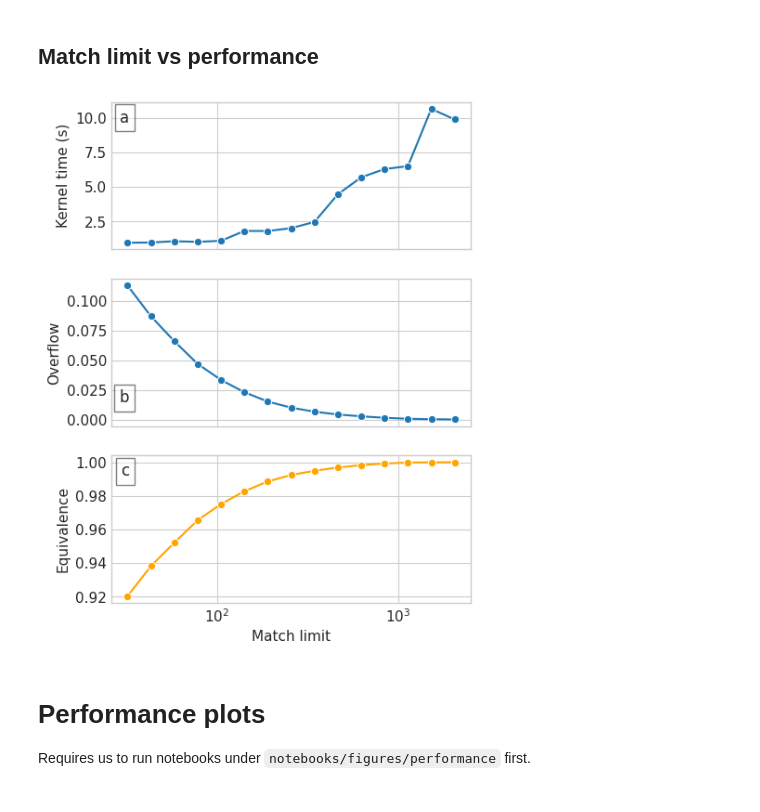
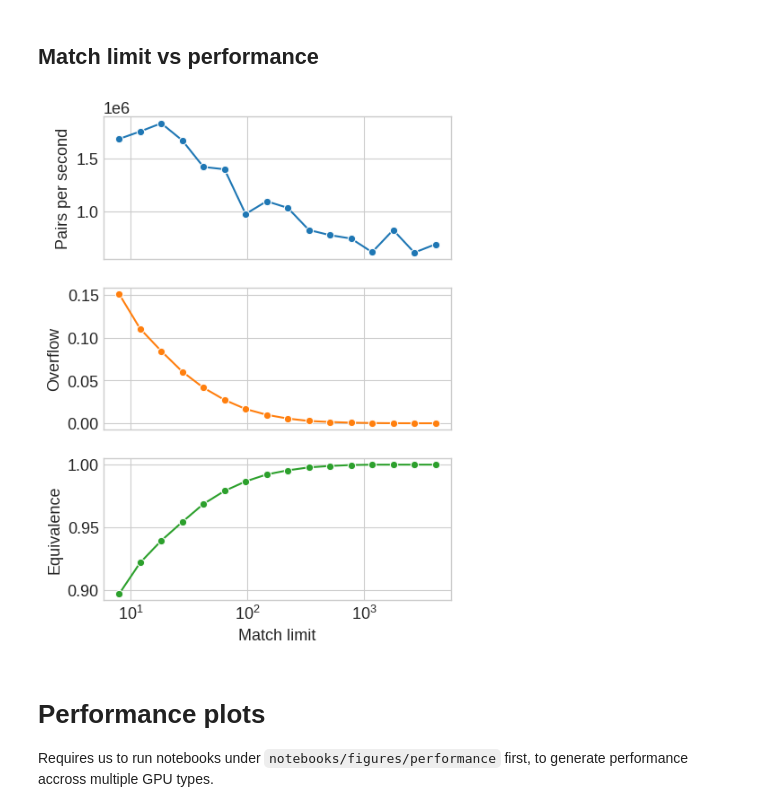
Before and after one commit to PangeAI/SimMS, a Jupyter notebook: notebooks/figures/make_figures.ipynb, the cells around one changed output. Drawn from its saved outputs; the diff is of its cells as text; code cells hidden in the pictures.

```diff
--- a/notebooks/figures/make_figures.ipynb
+++ b/notebooks/figures/make_figures.ipynb
@@ -75,0 +71,3 @@ spectra[:5]
+# %%
+spectra = list(load_from_mgf(str(download(SPECTRA_FILE))))
+spectra[:5]
@@ -506,14 +347,29 @@ data = Parallel(4)(jobs)
+# %%
+jobs = []
+for variable in match_limits:
+    def loop(match_limit):
+        match_limit = int(match_limit)
+        kernel = CudaCosineGreedy(
+            match_limit=match_limit,
+            batch_size=batch_size
+        )
+        kernel.matrix(references[:4], queries[:4])
+        with Timer() as t:
+            scores_cu = kernel.matrix(references, queries)
+        return scores, scores_cu, t.duration
+    jobs.append(delayed(loop)(variable))
+match_limit_data = Parallel(1)(jobs)
 # %%
 def plot_ml_and_perf(
-    axis=None,
+    axis:List[plt.Axes]=None,
     match_limits=match_limits,
-    data=data
+    data=None
 ):
     ov_means = []
     match_means = []
     iseq_means = []
-    kernel_times = []
-    for match_limit, (scores, scores_cu, kernel_time) in zip(match_limits, data):
+    pairs_per_second = []
+    for (scores, scores_cu, duration) in data:
         a = scores['score'].ravel()
         am = scores['matches'].ravel()
         ov = scores_cu['overflow'].ravel() == 1
@@ -524,58 +380,57 @@ def plot_ml_and_perf(
         ov_means.append(ov.mean())
         iseq_means.append(iseq.mean())
         match_means.append(bm.mean())
-        kernel_times.append(kernel_time)
+        pairs = len(references) * len(queries)
+        pairs_per_second.append(pairs/duration)
 
+
+    prop_cycle = plt.rcParams['axes.prop_cycle']
+    colors = iter(list(prop_cycle.by_key()['color']))
 
     ax = axis[0]
     sns.lineplot(x=match_limits,
-                 y=kernel_times,
+                 y=pairs_per_second,
+                 color=next(colors),
                  marker='o',
                  ax=ax)
-    ax.text(.05, 0.95, 'a', transform=ax.transAxes, fontsize=12,
-             verticalalignment='top', horizontalalignment='right',
-             bbox=dict(facecolor='white', alpha=0.5))
-    ax.set_ylabel("Kernel time (s)")
+    ax.set_ylabel("Pairs per second")
 
     ax = axis[1]
     sns.lineplot(x=match_limits,
                  y=ov_means,
+                 color=next(colors),
                  marker='o',
                  ax=ax)
-
-    ax.text(.05, 0.25, 'b', transform=ax.transAxes, fontsize=12,
-             verticalalignment='top', horizontalalignment='right',
-             bbox=dict(facecolor='white', alpha=0.5))
     ax.set_ylabel("Overflow")
 
     ax = axis[2]
     sns.lineplot(x=match_limits,
                  y=iseq_means,
                  marker='o',
-                 color='orange',
+                 color=next(colors),
                  ax=ax)
     # thresh_idx = np.searchsorted(iseq_means, .999)
-    ax.set_ylabel(r"Equivalence")
-
+    ax.set_ylabel("Equivalence")
     ax.set_xscale('log')
     ax.set_xlabel("Match limit")
-    ax.text(.05, 0.95, 'c', transform=ax.transAxes, fontsize=12,
-             verticalalignment='top', horizontalalignment='right',
-             bbox=dict(facecolor='white', alpha=0.5))
+    # ax.text(.05, 0.95, 'c', transform=ax.transAxes, fontsize=12,
+    #          verticalalignment='top', horizontalalignment='right',
+    #          bbox=dict(facecolor='white', alpha=0.5))
 
 fig, axd = plt.subplot_mosaic(
     [['a'],['b'],['c']],
     figsize=(5, 7),
     sharex=True
 )
 
 plot_ml_and_perf(
     axis=[axd[k] for k in 'a b c'.split()],
+    data=match_limit_data,
 )
 # %% [output]
-[figure, old version]
+[figure, new version]
 # %% [markdown]
 # Performance plots
 
-Requires us to run notebooks under `notebooks/figures/performance` first.
+Requires us to run notebooks under `notebooks/figures/performance` first, to generate performance accross multiple GPU types.
 # %%
```
Also changed, not shown: parts of 26 cells of this notebook, 20 other files.
